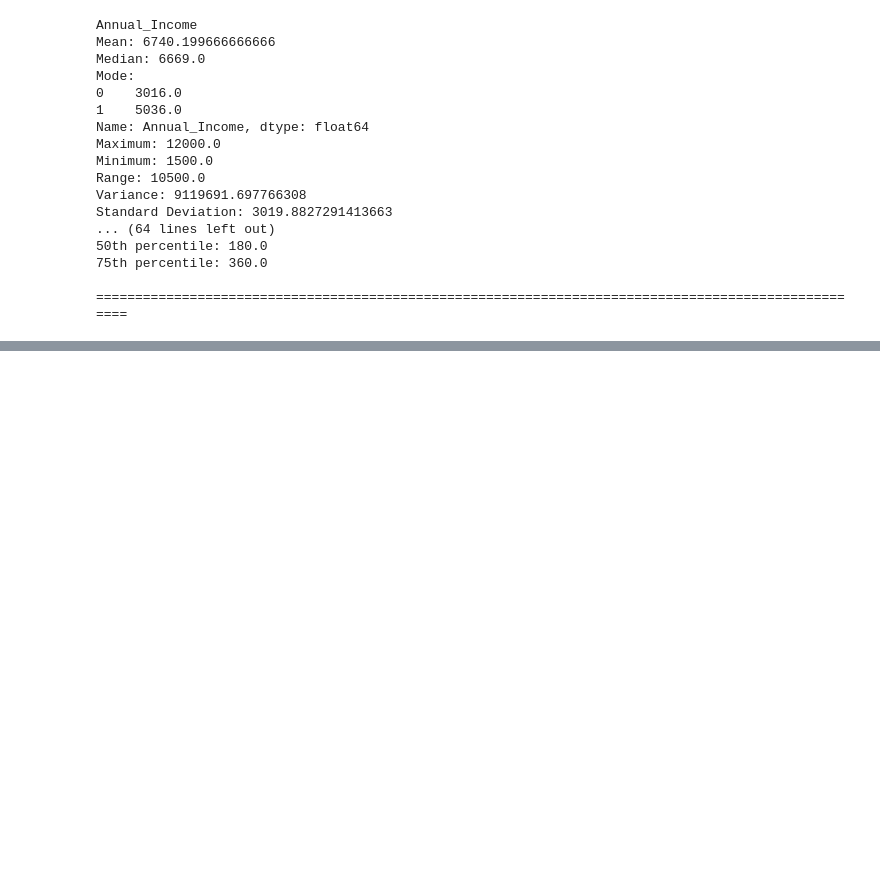
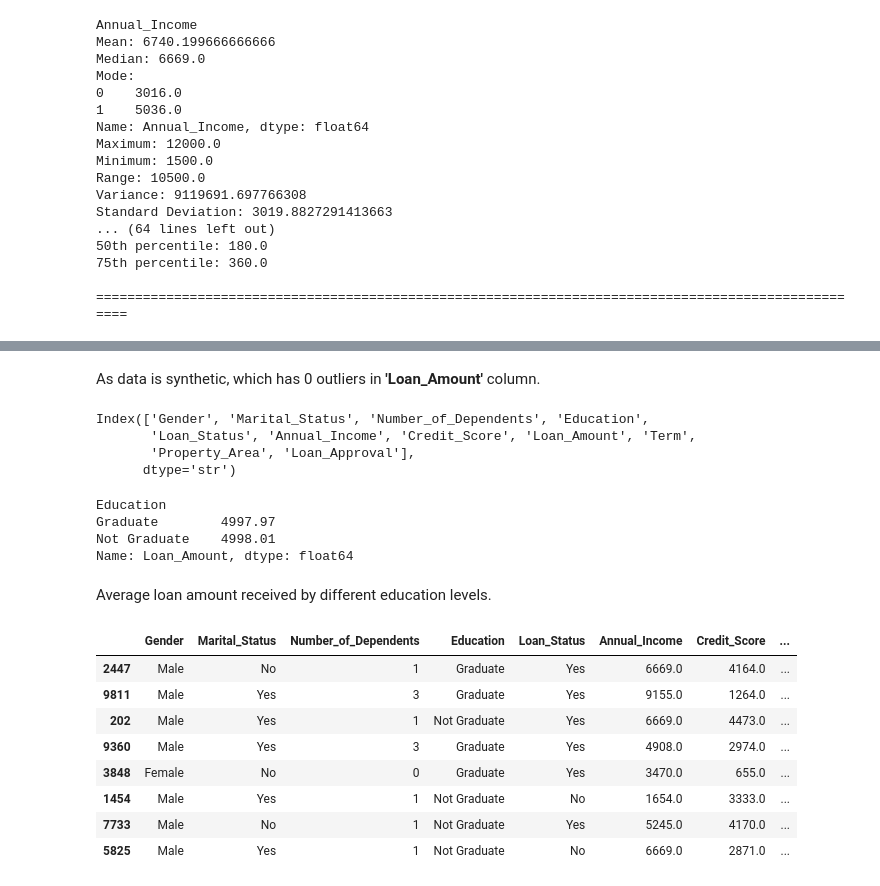
Before and after one commit to sanjiv576/Bank-Loan-Approval-Prediction-using-Naive-Bayes-Classifier-algorithm, a Jupyter notebook: model/model_preparation.ipynb, the cells around one changed output, grey strips where cells are left out. Saved outputs shown, nothing was run; the diff lists cells and outputs as text; code cells hidden in the pictures; blank space fills up the shorter version.

```diff
--- a/model/model_preparation.ipynb
+++ b/model/model_preparation.ipynb
@@ -172,0 +361,2 @@ Standard Deviation: 3019.8827291413663
+# %% [markdown]
+As data is synthetic, which has 0 outliers in **'Loan_Amount'** column.
@@ -172,0 +366,28 @@ Standard Deviation: 3019.8827291413663
+# %%
+df.columns
+# %% [output]
+Index(['Gender', 'Marital_Status', 'Number_of_Dependents', 'Education',
+       'Loan_Status', 'Annual_Income', 'Credit_Score', 'Loan_Amount', 'Term',
+       'Property_Area', 'Loan_Approval'],
+      dtype='str')
+# %%
+df.groupby("Education")["Loan_Amount"].mean().round(2)
+# %% [output]
+Education
+Graduate        4997.97
+Not Graduate    4998.01
+Name: Loan_Amount, dtype: float64
+# %% [markdown]
+Average loan amount received by different education levels.
+# %%
+df.sample(8)
+# %% [output]
+|  | Gender | Marital_Status | Number_of_Dependents | Education | Loan_Status | Annual_Income | Credit_Score | ... |
+| 2447 | Male | No | 1 | Graduate | Yes | 6669.0 | 4164.0 | ... |
+| 9811 | Male | Yes | 3 | Graduate | Yes | 9155.0 | 1264.0 | ... |
+| 202 | Male | Yes | 1 | Not Graduate | Yes | 6669.0 | 4473.0 | ... |
+| 9360 | Male | Yes | 3 | Graduate | Yes | 4908.0 | 2974.0 | ... |
+| 3848 | Female | No | 0 | Graduate | Yes | 3470.0 | 655.0 | ... |
+| 1454 | Male | Yes | 1 | Not Graduate | No | 1654.0 | 3333.0 | ... |
+| 7733 | Male | No | 1 | Not Graduate | Yes | 5245.0 | 4170.0 | ... |
+| 5825 | Male | Yes | 1 | Not Graduate | No | 6669.0 | 2871.0 | ... |
```
Also changed, not shown: parts of 31 cells of this notebook.
